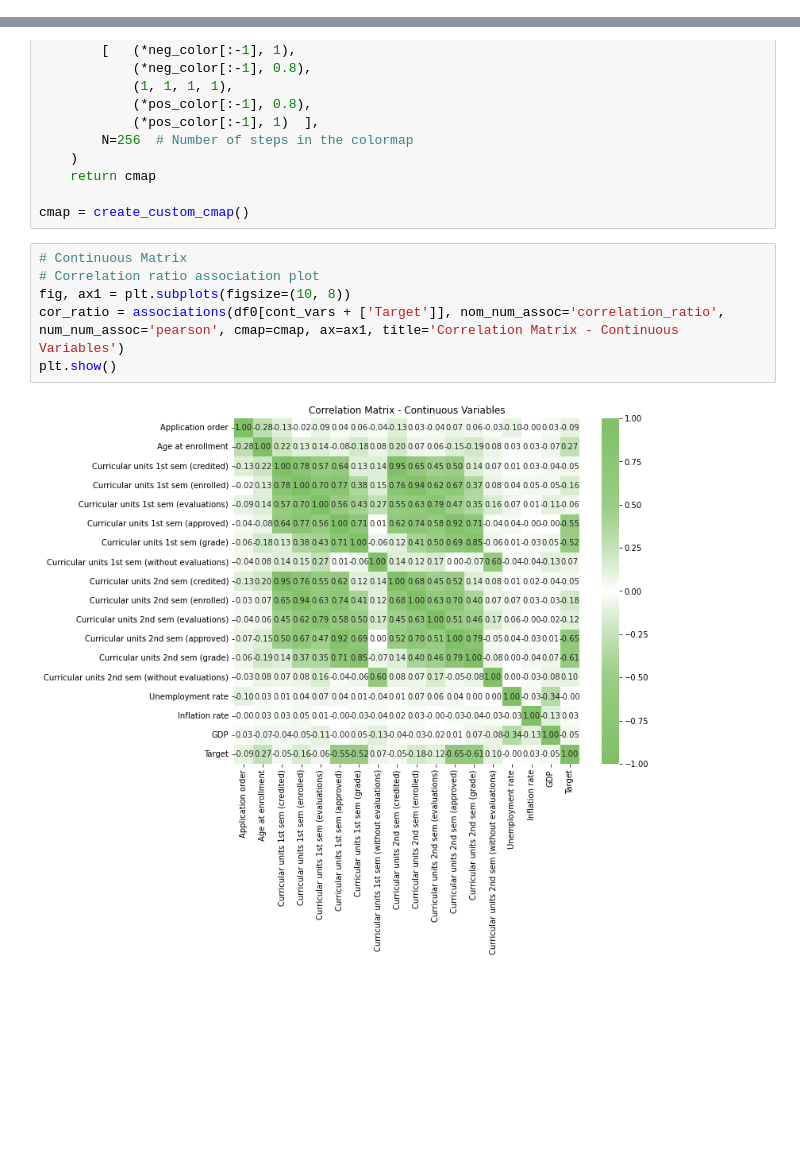
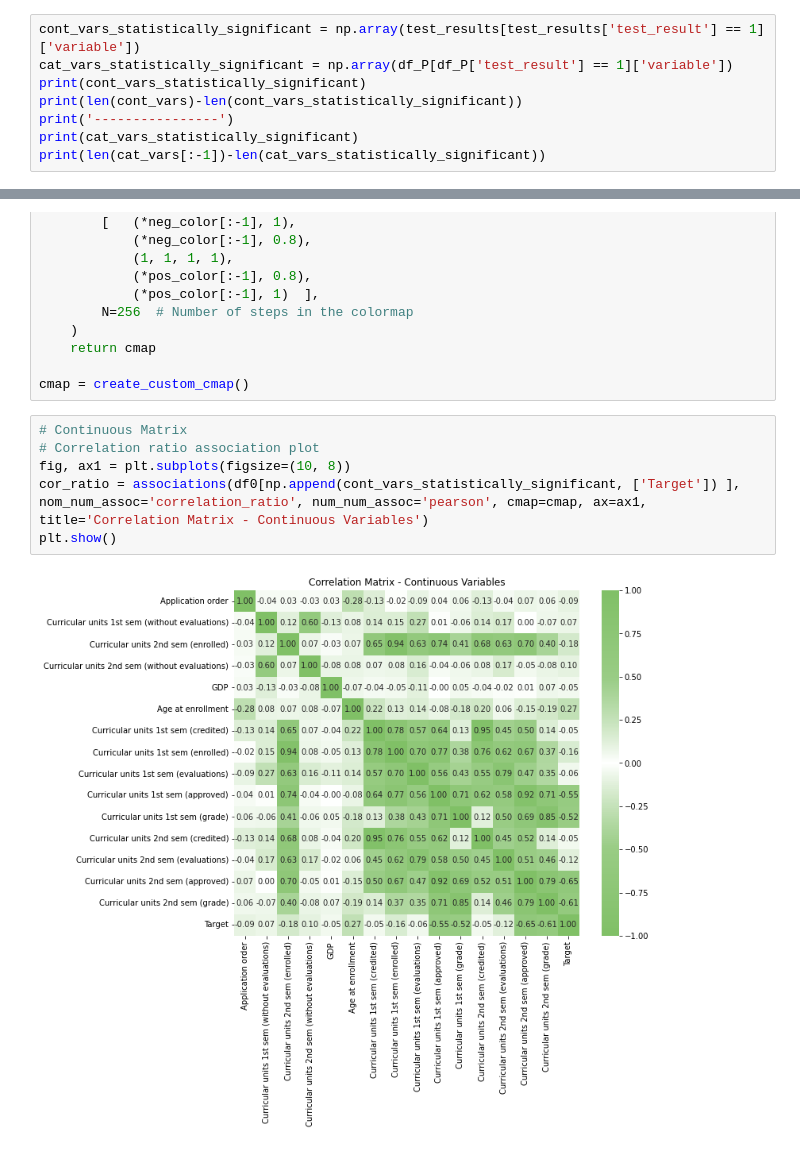
Before and after one commit to KatiaAlbito/university_dropout, a Jupyter notebook: data_exploration.ipynb, the cells around one changed output, grey strips where cells are left out. Drawn from its saved outputs; the diff is of its cells as text; blank space fills up the shorter version.

```diff
--- a/data_exploration.ipynb
+++ b/data_exploration.ipynb
@@ -292,2 +295,10 @@ df_P
 # %% [markdown]
 ### Correlation Matrix
+# %%
+cont_vars_statistically_significant = np.array(test_results[test_results['test_result'] == 1]['variable'])
+cat_vars_statistically_significant = np.array(df_P[df_P['test_result'] == 1]['variable'])
+print(cont_vars_statistically_significant)
+print(len(cont_vars)-len(cont_vars_statistically_significant))
+print('----------------')
+print(cat_vars_statistically_significant)
+print(len(cat_vars[:-1])-len(cat_vars_statistically_significant))
@@ -313,8 +342,8 @@ cmap = create_custom_cmap()
 # %%
 # Continuous Matrix
 # Correlation ratio association plot
 fig, ax1 = plt.subplots(figsize=(10, 8))
-cor_ratio = associations(df0[cont_vars + ['Target']], nom_num_assoc='correlation_ratio', num_num_assoc='pearson', cmap=cmap, ax=ax1, title='Correlation Matrix - Continuous Variables')
+cor_ratio = associations(df0[np.append(cont_vars_statistically_significant, ['Target']) ], nom_num_assoc='correlation_ratio', num_num_assoc='pearson', cmap=cmap, ax=ax1, title='Correlation Matrix - Continuous Variables')
 plt.show()
 # %% [output]
-[figure, old version]
+[figure, new version]
```
Also changed, not shown: parts of 9 cells of this notebook.
